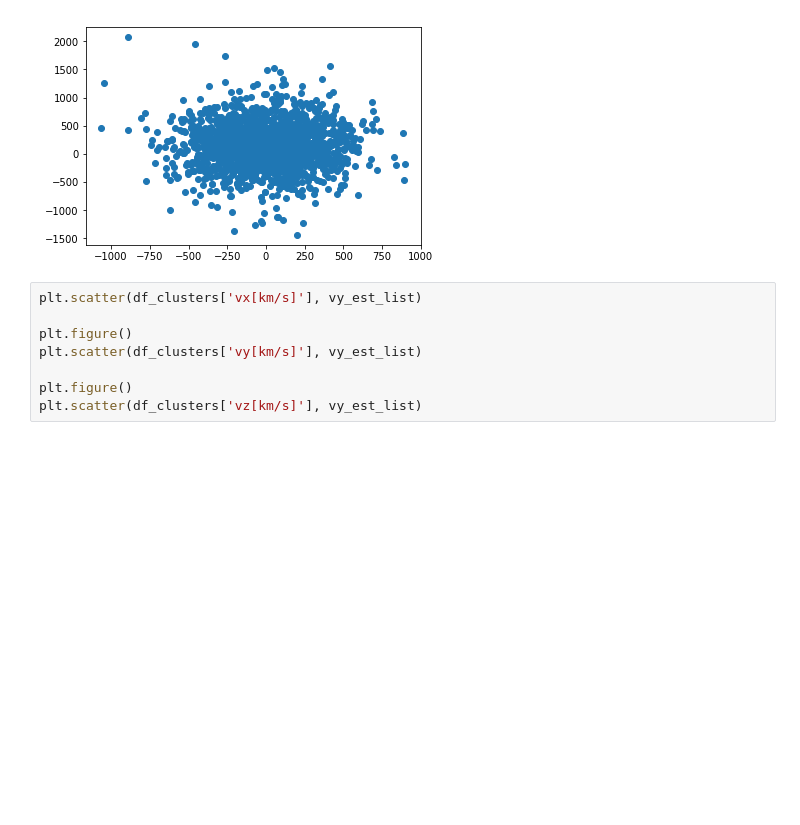
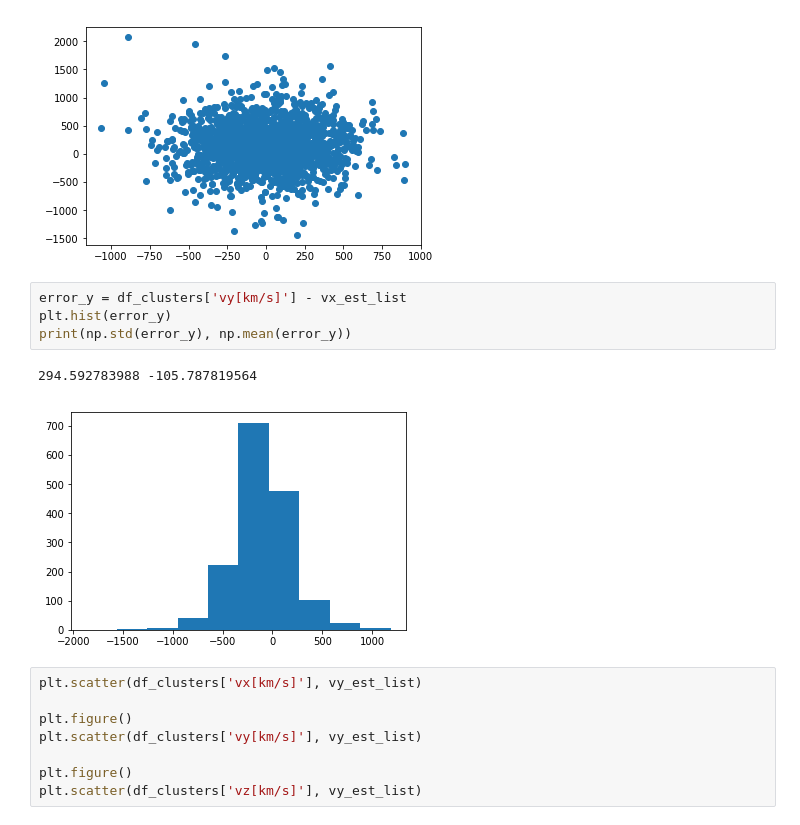
Before and after one commit to awaismirza92/velocity-reconstruction-and-kinetic-SZ, a Jupyter notebook: codes/velocity-reconstruction-orig-sim-box.ipynb, the cells around one changed output. Cells and saved outputs as stored; diff of their text form; blank space fills up the shorter version.

Commit message:
first vel estimates and their errors

```diff
--- a/codes/velocity-reconstruction-orig-sim-box.ipynb
+++ b/codes/velocity-reconstruction-orig-sim-box.ipynb
@@ -213,6 +213,13 @@ plt.scatter(df_clusters['vz[km/s]'], vx_est_list)
 [figure]
 [figure]
 [figure]
+# %%
+error_y = df_clusters['vy[km/s]'] - vx_est_list
+plt.hist(error_y)
+print(np.std(error_y), np.mean(error_y))
+# %% [output]
+294.592783988 -105.787819564
+[figure, added]
 # %%
 plt.scatter(df_clusters['vx[km/s]'], vy_est_list)
 
```
Also changed, not shown: parts of 2 cells of this notebook.
